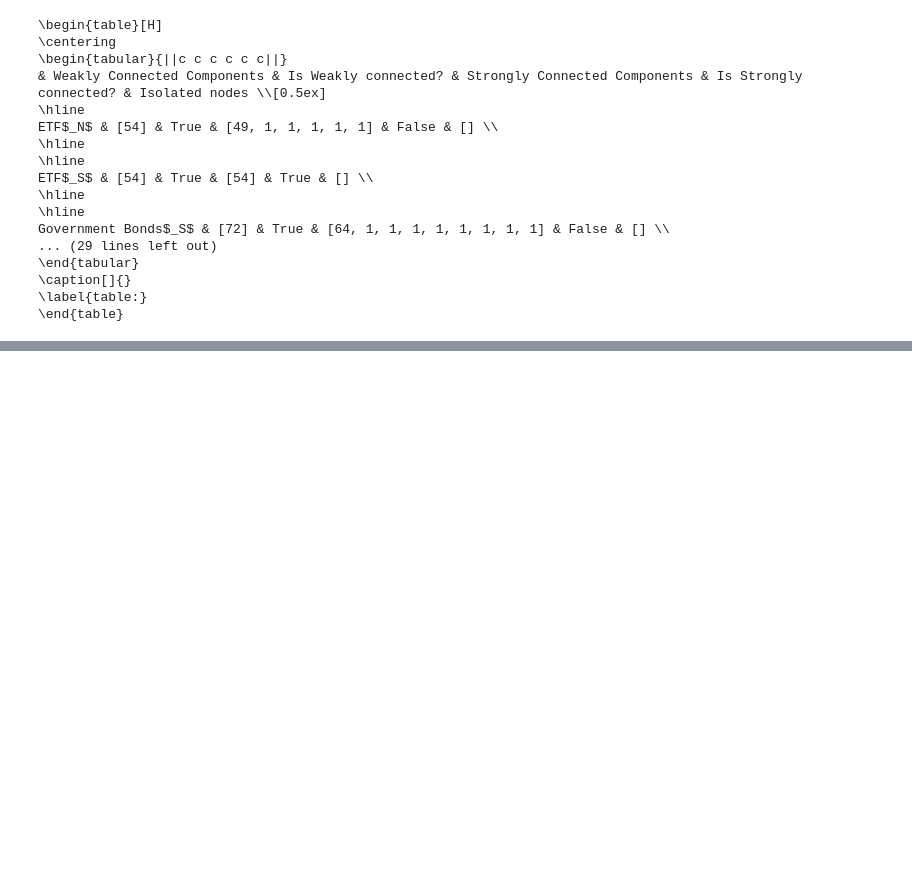
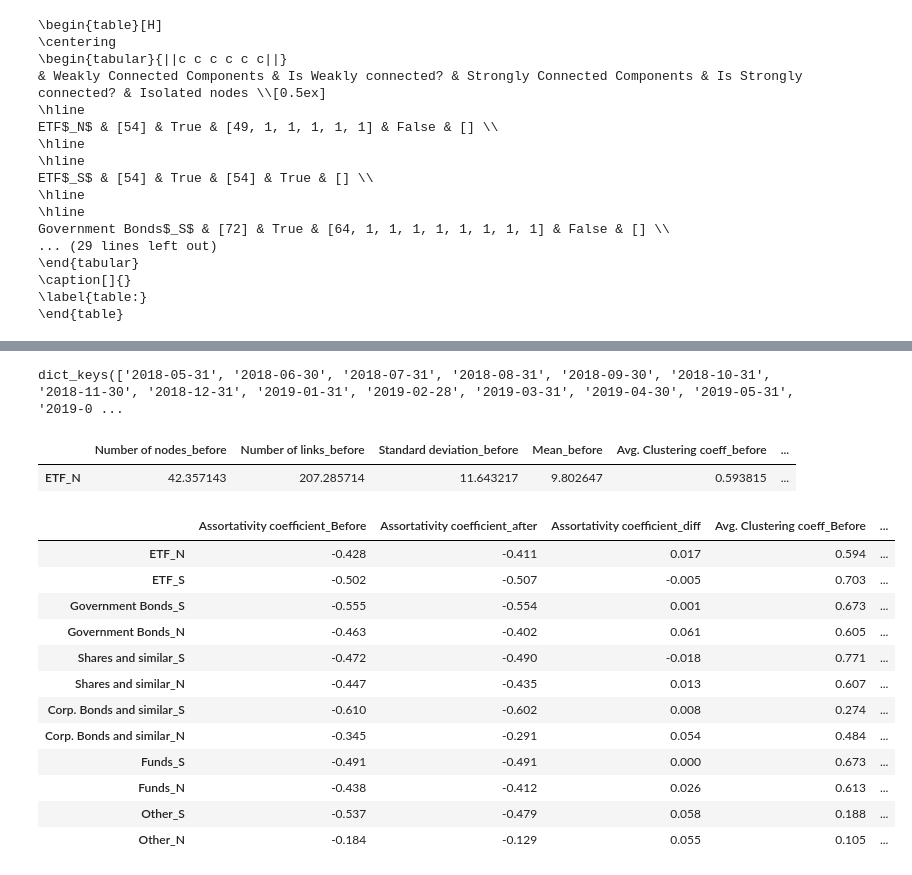
Before and after one commit to Andreaierardi/Master-Thesis-SNA-Borsa-Italiana, a Jupyter notebook: Notebooks/Extract summary table.ipynb, the cells around one changed output, grey strips where cells are left out. Drawn from its saved outputs; the diff is of its cells as text; code cells hidden in the pictures; blank space fills up the shorter version.

```diff
--- a/Notebooks/Extract summary table.ipynb
+++ b/Notebooks/Extract summary table.ipynb
@@ -169,0 +172,4 @@ Government Bonds$_S$ & [72] & True & [64, 1, 1, 1, 1, 1, 1, 1, 1] & False & [] \
+# %%
+def get_value_key(line_split):
+    key, value = line_split.split(":")
+    return key.replace("▸", ""), value.rstrip().strip()
@@ -169,0 +225,56 @@ Government Bonds$_S$ & [72] & True & [64, 1, 1, 1, 1, 1, 1, 1, 1] & False & [] \
+# %%
+instr_dict['ETF_S'].keys()
+# %% [output]
+dict_keys(['2018-05-31', '2018-06-30', '2018-07-31', '2018-08-31', '2018-09-30', '2018-10-31', '2018-11-30', '2018-12-31', '2019-01-31', '2019-02-28', '2019-03-31', '2019-04-30', '2019-05-31', '2019-0 ...
+# %%
+columns =['Number of nodes', 'Number of links', 'Standard deviation', 'Mean','Avg. Clustering coeff', 'Transitivity', 'Assortativity coefficient']
+# %%
+means_bef
+# %% [output]
+|  | Number of nodes_before | Number of links_before | Standard deviation_before | Mean_before | Avg. Clustering coeff_before | ... |
+| ETF_N | 42.357143 | 207.285714 | 11.643217 | 9.802647 | 0.593815 | ... |
+# %%
+metrics = pd.DataFrame()
+before = '2018-12-31'
+init = '2020-02-01'
+after = '2020-12-31'
+for inst in instr_dict.keys():
+
+    ETF_N = pd.DataFrame(instr_dict[inst]).T
+    ETF_N.index = pd.to_datetime(ETF_N.index)
+
+    ETF_N[columns] =  ETF_N[columns].astype('float')
+    ETF_N = ETF_N[columns]
+    means_bef = ETF_N[(before <= ETF_N.index) & (ETF_N.index<= init)].mean()
+    means_aft = ETF_N[(init < ETF_N.index) & (ETF_N.index< after)].mean()
+
+    means_bef.index = means_bef.index+'_Before'
+    means_aft.index = means_aft.index+'_after'
+    means_bef = means_bef.to_frame(inst).T
+    means_aft = means_aft.to_frame(inst).T
+    join = means_bef.join(means_aft)
+    metrics = pd.concat([metrics, join])
+    metrics = metrics[sorted(metrics.columns)]
+# %%
+for col in columns:
+    filtered_col = [column for column in metrics.columns if column.startswith(col)]
+    col_remained = metrics[filtered_col].diff(axis=1).dropna(axis=1).columns[0]
+    metrics[col_remained.replace('after','diff')] = metrics[filtered_col].diff(axis=1)[col_remained]
+metrics = metrics[sorted(metrics)]
+metrics=metrics.round(3)
+# %%
+metrics
+# %% [output]
+|  | Assortativity coefficient_Before | Assortativity coefficient_after | Assortativity coefficient_diff | Avg. Clustering coeff_Before | ... |
+| ETF_N | -0.428 | -0.411 | 0.017 | 0.594 | ... |
+| ETF_S | -0.502 | -0.507 | -0.005 | 0.703 | ... |
+| Government Bonds_S | -0.555 | -0.554 | 0.001 | 0.673 | ... |
+| Government Bonds_N | -0.463 | -0.402 | 0.061 | 0.605 | ... |
+| Shares and similar_S | -0.472 | -0.490 | -0.018 | 0.771 | ... |
+| Shares and similar_N | -0.447 | -0.435 | 0.013 | 0.607 | ... |
+| Corp. Bonds and similar_S | -0.610 | -0.602 | 0.008 | 0.274 | ... |
+| Corp. Bonds and similar_N | -0.345 | -0.291 | 0.054 | 0.484 | ... |
+| Funds_S | -0.491 | -0.491 | 0.000 | 0.673 | ... |
+| Funds_N | -0.438 | -0.412 | 0.026 | 0.613 | ... |
+| Other_S | -0.537 | -0.479 | 0.058 | 0.188 | ... |
+| Other_N | -0.184 | -0.129 | 0.055 | 0.105 | ... |
```
Also changed, not shown: parts of 3 cells of this notebook.
